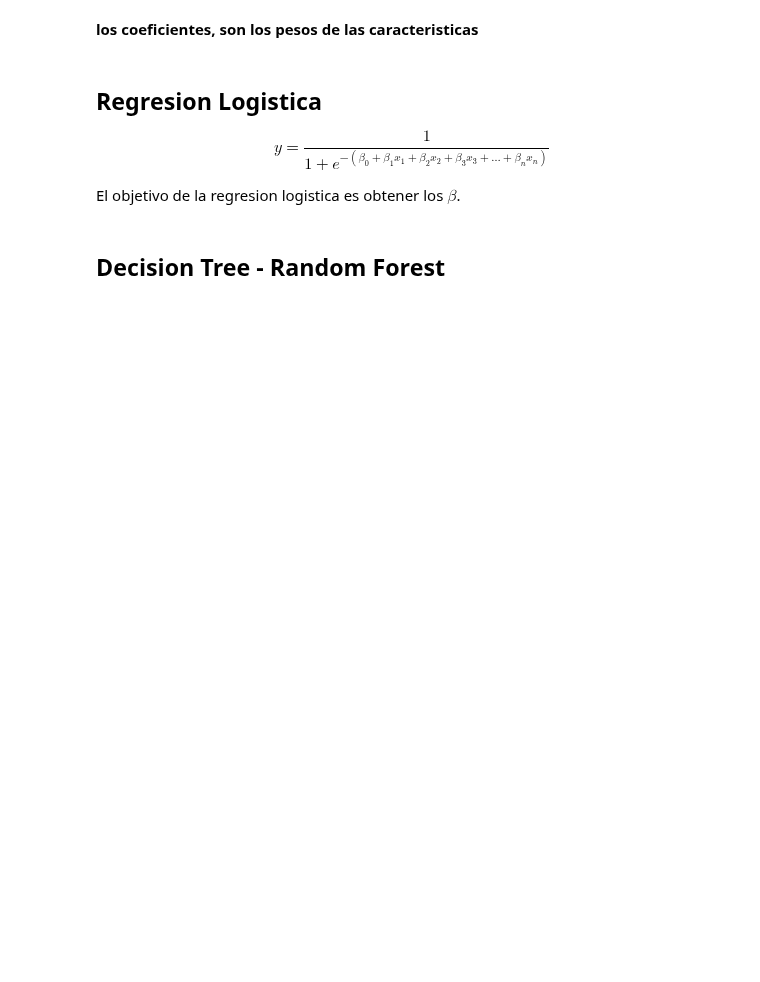
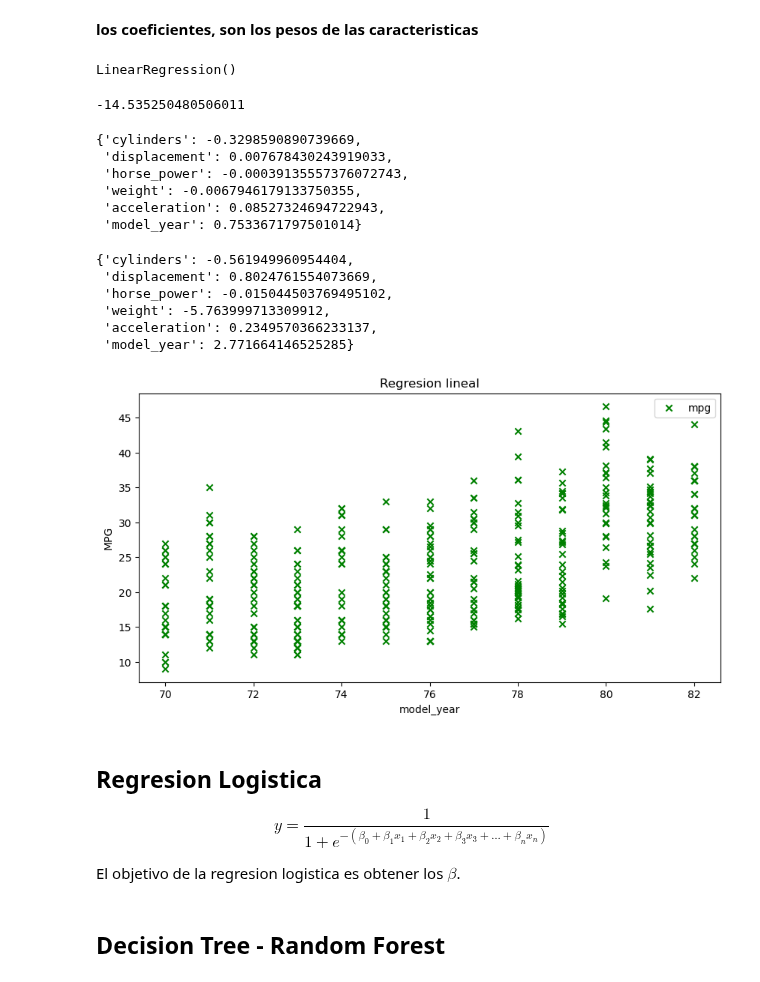
Before and after one commit to Ironhack-Data-Madrid-Enero-2023/apuntes_clase, a Jupyter notebook: semana_7/3.1 - Ingenieria de caracteristicas.ipynb, the cells around one changed output. Saved outputs shown, nothing was run; the diff lists cells and outputs as text; code cells hidden in the pictures; blank space fills up the shorter version.

```diff
--- a/semana_7/3.1 - Ingenieria de caracteristicas.ipynb
+++ b/semana_7/3.1 - Ingenieria de caracteristicas.ipynb
@@ -36,0 +154,25 @@ El objetivo de la regresion lineal es obtener los $\beta$:
+# %%
+auto=auto.dropna()
+
+X=auto.drop('mpg', axis=1)._get_numeric_data()
+
+y=auto.mpg
+# %%
+modelo=LinReg()
+
+modelo.fit(X, y)
+# %% [output]
+LinearRegression()
+# %%
+modelo.intercept_   # beta0, ordenada en el origen
+# %% [output]
+-14.535250480506011
+# %%
+dict(zip(X.columns, modelo.coef_))
+# %% [output]
+{'cylinders': -0.3298590890739669,
+ 'displacement': 0.007678430243919033,
+ 'horse_power': -0.00039135557376072743,
+ 'weight': -0.0067946179133750355,
+ 'acceleration': 0.08527324694722943,
+ 'model_year': 0.7533671797501014}
@@ -37,3 +185,30 @@ El objetivo de la regresion lineal es obtener los $\beta$:
+# %%
+dict(zip(X.columns, linreg.coef_))
+# %% [output]
+{'cylinders': -0.561949960954404,
+ 'displacement': 0.8024761554073669,
+ 'horse_power': -0.015044503769495102,
+ 'weight': -5.763999713309912,
+ 'acceleration': 0.2349570366233137,
+ 'model_year': 2.771664146525285}
+# %%
+# plot
+
+x=np.linspace(auto.model_year.min(), auto.model_year.max(), 50)
+
+plt.figure(figsize=(10, 5))
+
+
+# datos
+plt.scatter(auto.model_year, auto.mpg, marker='x', c='g', label='mpg')
+
+plt.title('Regresion lineal')
+plt.xlabel('model_year')
+plt.ylabel('MPG')
+plt.legend()
+plt.show();
+# %% [output]
+[figure, added]
 # %% [markdown]
 ## Regresion Logistica
 
```
Also changed, not shown: parts of 9 cells of this notebook.
